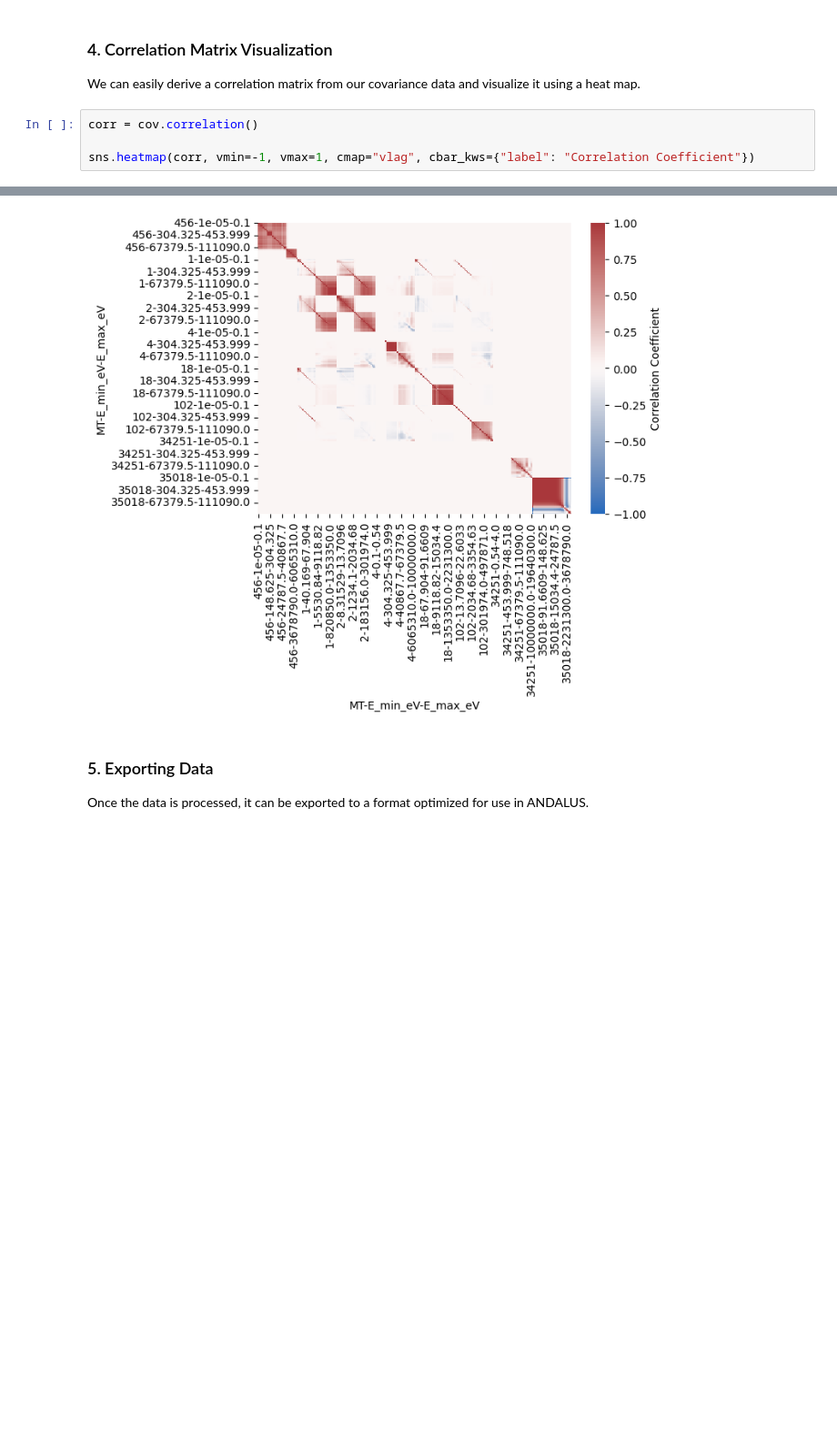
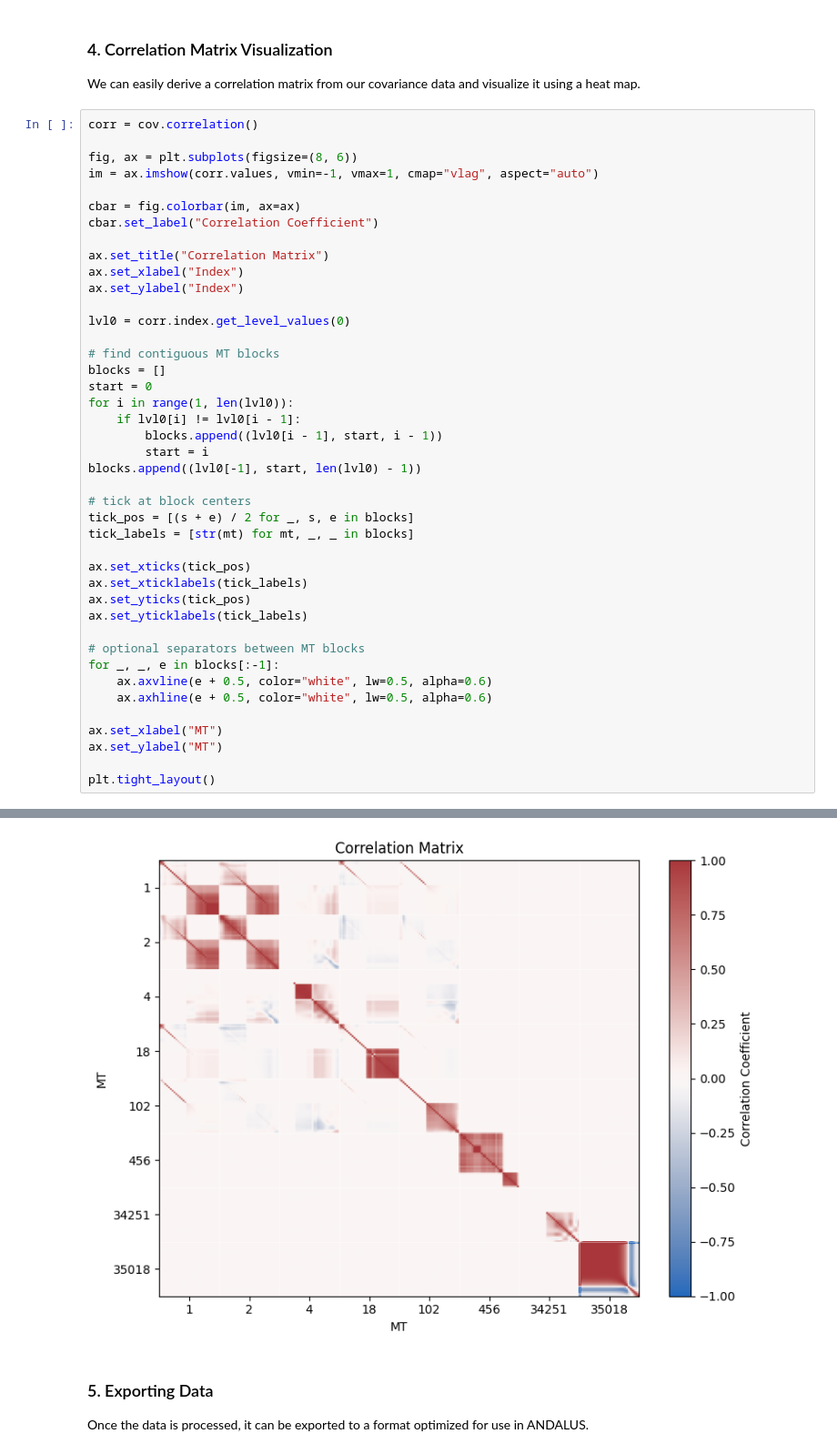
Before and after one commit to daan1392/andalus, a Jupyter notebook: examples/covariance_from_errorr.ipynb, the cells around one changed output, grey strips where cells are left out. Shown at 91% size. Saved outputs shown, nothing was run; the diff lists cells and outputs as text; blank space fills up the shorter version.

```diff
--- a/examples/covariance_from_errorr.ipynb
+++ b/examples/covariance_from_errorr.ipynb
@@ -78,5 +78,43 @@ We can easily derive a correlation matrix from our covariance data and visualize
 # %%
 corr = cov.correlation()
 
-sns.heatmap(corr, vmin=-1, vmax=1, cmap="vlag", cbar_kws={"label": "Correlation Coefficient"})
+fig, ax = plt.subplots(figsize=(8, 6))
+im = ax.imshow(corr.values, vmin=-1, vmax=1, cmap="vlag", aspect="auto")
+
+cbar = fig.colorbar(im, ax=ax)
+cbar.set_label("Correlation Coefficient")
+
+ax.set_title("Correlation Matrix")
+ax.set_xlabel("Index")
+ax.set_ylabel("Index")
+
+lvl0 = corr.index.get_level_values(0)
+
+# find contiguous MT blocks
+blocks = []
+start = 0
+for i in range(1, len(lvl0)):
+    if lvl0[i] != lvl0[i - 1]:
+        blocks.append((lvl0[i - 1], start, i - 1))
+        start = i
+blocks.append((lvl0[-1], start, len(lvl0) - 1))
+
+# tick at block centers
+tick_pos = [(s + e) / 2 for _, s, e in blocks]
+tick_labels = [str(mt) for mt, _, _ in blocks]
+
+ax.set_xticks(tick_pos)
+ax.set_xticklabels(tick_labels)
+ax.set_yticks(tick_pos)
+ax.set_yticklabels(tick_labels)
+
+# optional separators between MT blocks
+for _, _, e in blocks[:-1]:
+    ax.axvline(e + 0.5, color="white", lw=0.5, alpha=0.6)
+    ax.axhline(e + 0.5, color="white", lw=0.5, alpha=0.6)
+
+ax.set_xlabel("MT")
+ax.set_ylabel("MT")
+
+plt.tight_layout()
 # %% [output]
@@ -84,4 +121,4 @@ sns.heatmap(corr, vmin=-1, vmax=1, cmap="vlag", cbar_kws={"label": "Correlation
-[figure, old version]
+[figure, new version]
 # %% [markdown]
 ### 5. Exporting Data
 Once the data is processed, it can be exported to a format optimized for use in ANDALUS.
```
Also changed, not shown: parts of 4 cells of this notebook.
